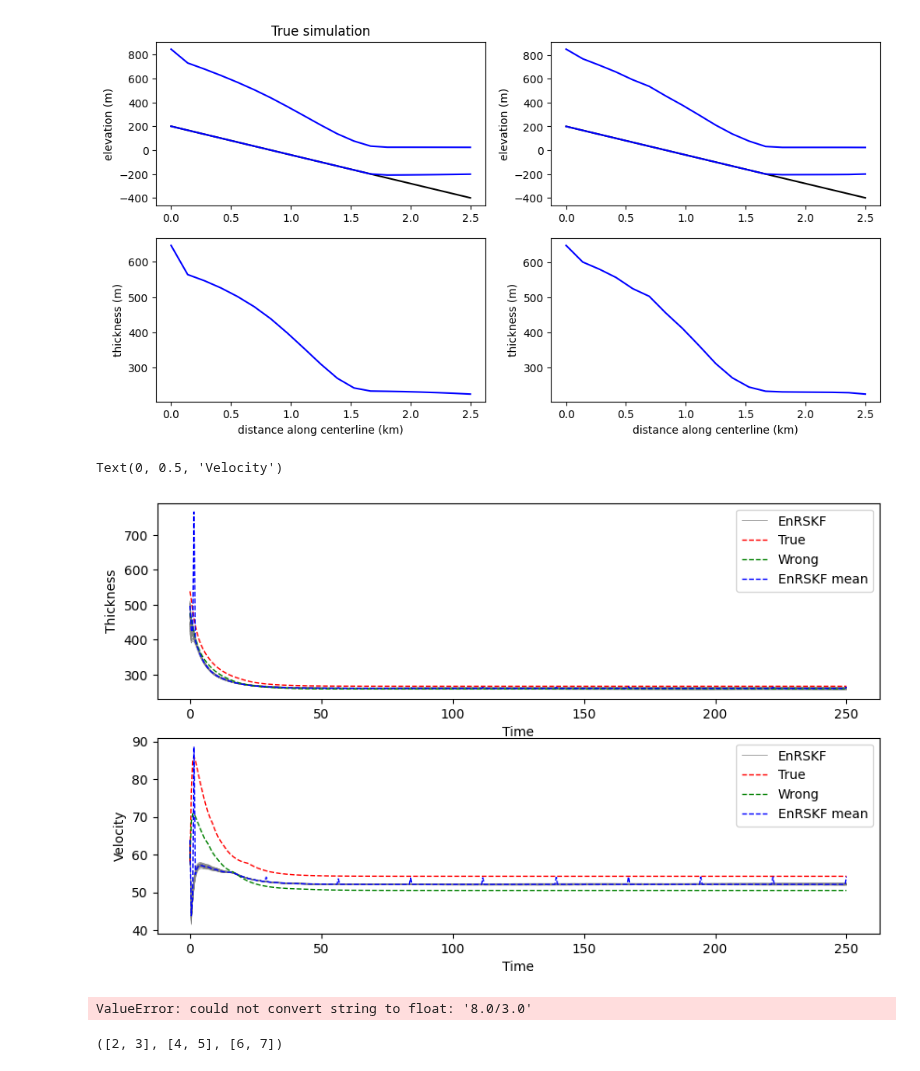
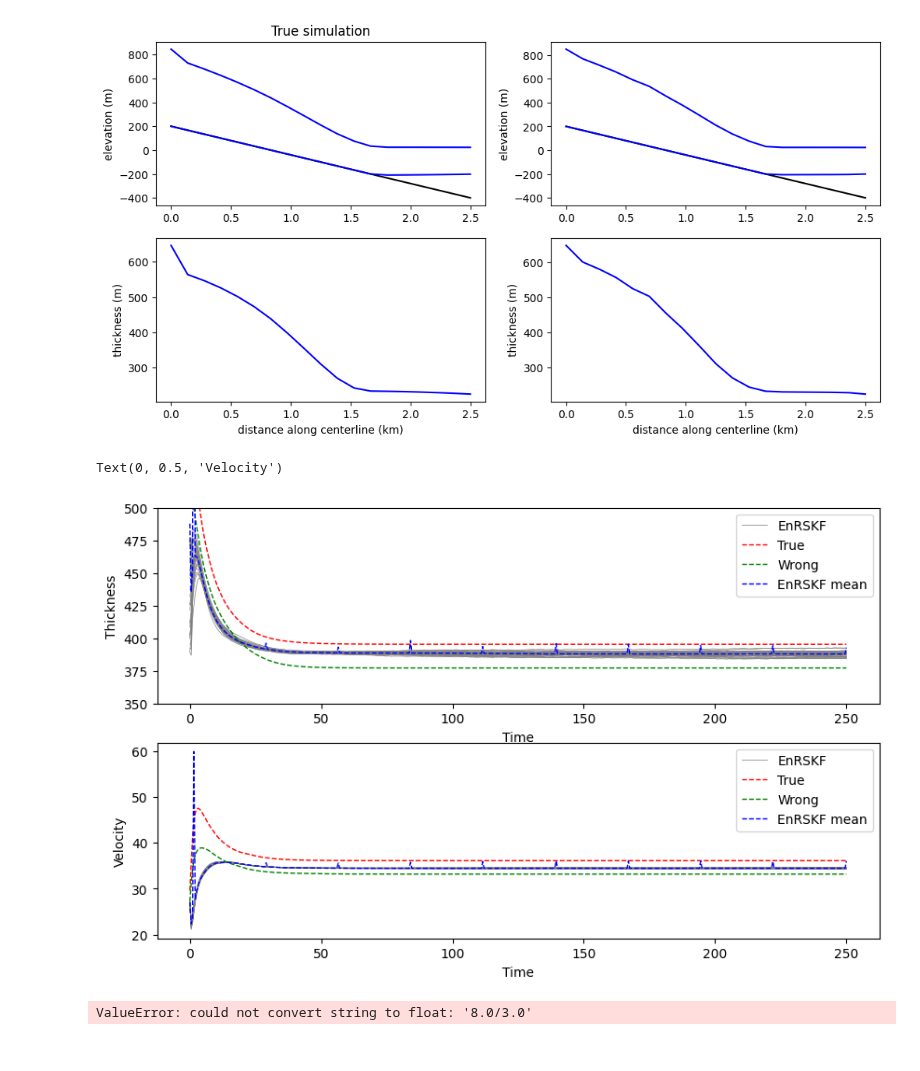
Before and after one commit to KYANJO/Data_assimilation_project, a Jupyter notebook: applications/icepack/synthetic_ice_stream/read_results.ipynb, the cells around one changed output. Saved outputs shown, nothing was run; the diff lists cells and outputs as text; code cells hidden in the pictures.

```diff
--- a/applications/icepack/synthetic_ice_stream/read_results.ipynb
+++ b/applications/icepack/synthetic_ice_stream/read_results.ipynb
@@ -35,7 +35,7 @@ Extracted 'results.zip' to 'results'
 # %%
 filter_type = "true-wrong"
 file_path = f"results/{filter_type}-icepack.h5"
-datasets_tw = tools.extract_datasets_from_h5(file_path)
+datasets_tw = extract_datasets_from_h5(file_path)
 t=datasets_tw['t']
 statevec_true = datasets_tw['statevec_true']
 statevec_nurged = datasets_tw['statevec_nurged']
@@ -50,8 +50,8 @@ hnurge = statevec_nurged[:hdim,:]
 
 # h_indx = 0 # first profile
 # h_indx = htrue.shape[1]//2 # middle profile
-# h_indx = htrue.shape[1]-1 # last profile
-h_indx = np.random.randint(htrue.shape[1])  # random profile
+h_indx = htrue.shape[1]-1 # last profile
+# h_indx = np.random.randint(htrue.shape[1])  # random profile
 print(f"At h_indx = {h_indx} profile ")
 
 h_true = htrue[h_indx,:]
@@ -78,7 +78,7 @@ At h_indx = 385 profile
 # %%
 filter_type = "EnRSKF"
 file_path = f"results/{filter_type}-icepack.h5"
-datasets = tools.extract_datasets_from_h5(file_path)
+datasets = extract_datasets_from_h5(file_path)
 statevec_ens_full = datasets["statevec_ens_full"]
 statevec_ens_mean = datasets["statevec_ens_mean"]
 statevec_bg       = datasets["statevec_bg"]
@@ -212,7 +212,7 @@ ax[0].plot(t,h_nurged,'--g',label='Wrong',linewidth=1)
 ax[0].plot(t,h_ens_mean,'--b',label=f"{filter_type} mean",linewidth=1)
 # ax[0].plot(t[ind_m],hu_ob[1,:],'kx',label='Observations')
 ax[0].legend()
-# ax[0].set_ylim([475, 650])
+ax[0].set_ylim([350, 500])
 # ax[0].set_xlim([1, 250])
 ax[0].set_xlabel('Time')
 ax[0].set_ylabel('Thickness')
@@ -220,34 +220,34 @@ ax[0].set_ylabel('Thickness')
 # plot the u middle profile
 # u_ob = utils_funs.Obs_fun(hu_obs[hdim:2*hdim,:])
 # v_ob = utils_funs.Obs_fun(hu_obs[2*hdim:,:])
 # uobs = np.sqrt(u_ob**2 + v_ob**2)
 u_indx = hdim + h_indx
 v_indx = 2*hdim + h_indx
 u_true = statevec_true[u_indx,:]
 v_true = statevec_true[v_indx,:]
 utrue = np.sqrt(u_true**2 + v_true**2)
 u_nurge = statevec_nurged[u_indx,:]
 v_nurge = statevec_nurged[v_indx,:]
 unurge = np.sqrt(u_nurge**2 + v_nurge**2)
 u_ens_mean = statevec_ens_mean[u_indx,:]
 v_ens_mean = statevec_ens_mean[v_indx,:]
 uens_mean = np.sqrt(u_ens_mean**2 + v_ens_mean**2)
 u_ens_mem  = statevec_ens_full[u_indx,:,:].T
 v_ens_mem  = statevec_ens_full[v_indx,:,:].T
 uens_mem = np.sqrt(u_ens_mem**2 + v_ens_mem**2)
 for ens in range(Nens):
     ax[1].plot(t,uens_mem[:,ens], lw=0.5, color='gray',label=f"{filter_type}" if ens == 0 else "")
 
 ax[1].plot(t,utrue,'--r',label='True',linewidth=1)
 ax[1].plot(t,unurge,'--g',label='Wrong',linewidth=1)
 ax[1].plot(t,uens_mean,'--b',label=f"{filter_type} mean",linewidth=1)
 # ax[1].plot(t[ind_m],uobs[1,:],'kx',label='Observations')
 ax[1].legend()
 ax[1].set_xlabel('Time')
 ax[1].set_ylabel('Velocity')
 # %% [output]
 Text(0, 0.5, 'Velocity')
-[figure, old version]
+[figure, new version]
 # %%
 a = '8.0/3.0'
 float(str(a))
@@ -255,5 +255,3 @@ float(str(a))
 ValueError: could not convert string to float: '8.0/3.0'
 # %%
 (a,b,c)
-# %% [output]
-([2, 3], [4, 5], [6, 7])
```
Also changed, not shown: parts of 1 cell of this notebook, 7 other files.
